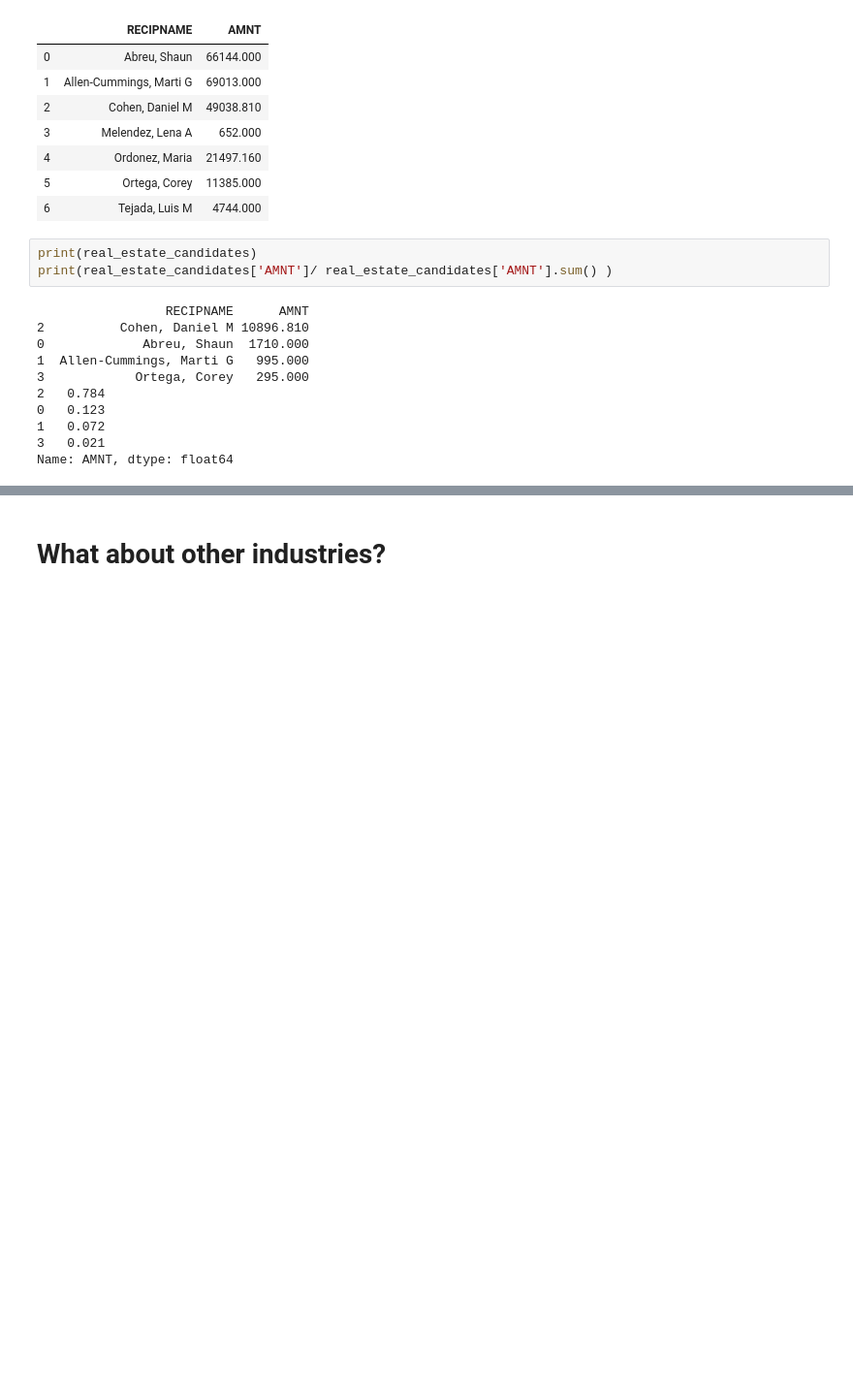
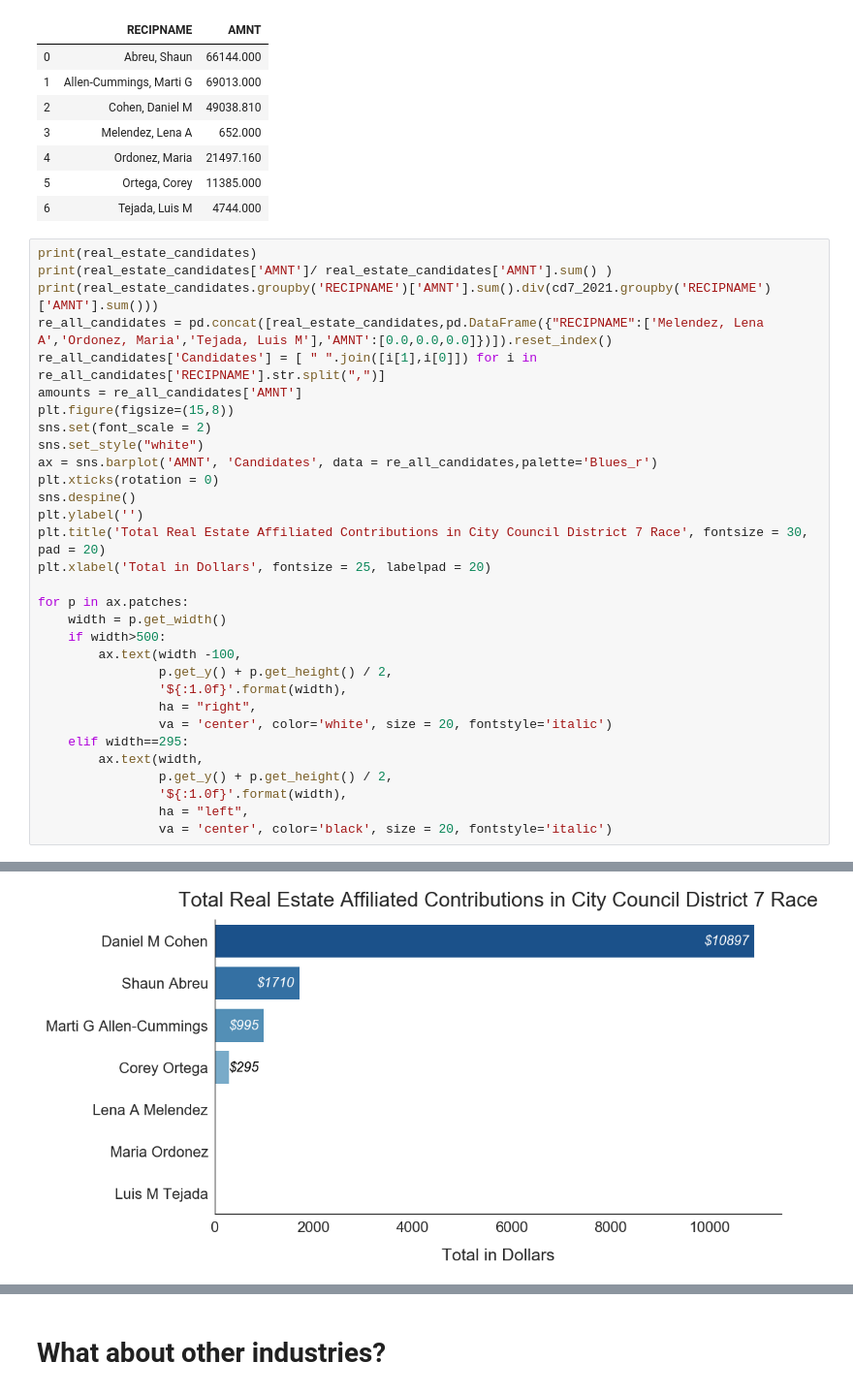
Before and after one commit to graphicsdesk/cd7-election-contributions, a Jupyter notebook: notebooks/CD 7 Contributions.ipynb, the cells around one changed output, grey strips where cells are left out. Shown at 97% size. Drawn from its saved outputs; the diff is of its cells as text; blank space fills up the shorter version.

```diff
--- a/notebooks/CD 7 Contributions.ipynb
+++ b/notebooks/CD 7 Contributions.ipynb
@@ -209,17 +224,35 @@ cd7_2021.groupby(['RECIPNAME'], as_index=False)['AMNT'].sum()
 | 4 | Ordonez, Maria | 21497.160 |
 | 5 | Ortega, Corey | 11385.000 |
 | 6 | Tejada, Luis M | 4744.000 |
-# %%
-print(real_estate_candidates)
-print(real_estate_candidates['AMNT']/ real_estate_candidates['AMNT'].sum() )
-# %% [output]
-                 RECIPNAME      AMNT
-2          Cohen, Daniel M 10896.810
-0             Abreu, Shaun  1710.000
-1  Allen-Cummings, Marti G   995.000
-3            Ortega, Corey   295.000
-2   0.784
-0   0.123
-1   0.072
-3   0.021
-Name: AMNT, dtype: float64
+# %%
+print(real_estate_candidates)
+print(real_estate_candidates['AMNT']/ real_estate_candidates['AMNT'].sum() )
+print(real_estate_candidates.groupby('RECIPNAME')['AMNT'].sum().div(cd7_2021.groupby('RECIPNAME')['AMNT'].sum()))
+re_all_candidates = pd.concat([real_estate_candidates,pd.DataFrame({"RECIPNAME":['Melendez, Lena A','Ordonez, Maria','Tejada, Luis M'],'AMNT':[0.0,0.0,0.0]})]).reset_index()
+re_all_candidates['Candidates'] = [ " ".join([i[1],i[0]]) for i in re_all_candidates['RECIPNAME'].str.split(",")]
+amounts = re_all_candidates['AMNT']
+plt.figure(figsize=(15,8))
+sns.set(font_scale = 2)
+sns.set_style("white")
+ax = sns.barplot('AMNT', 'Candidates', data = re_all_candidates,palette='Blues_r')
+plt.xticks(rotation = 0)
+sns.despine()
+plt.ylabel('')
+plt.title('Total Real Estate Affiliated Contributions in City Council District 7 Race', fontsize = 30, pad = 20)
+plt.xlabel('Total in Dollars', fontsize = 25, labelpad = 20)
+
+for p in ax.patches:
+    width = p.get_width()
+    if width>500:
+        ax.text(width -100,
+                p.get_y() + p.get_height() / 2,
+                '${:1.0f}'.format(width),
+                ha = "right",
+                va = 'center', color='white', size = 20, fontstyle='italic')
+    elif width==295:
+        ax.text(width,
+                p.get_y() + p.get_height() / 2,
+                '${:1.0f}'.format(width),
+                ha = "left",
+                va = 'center', color='black', size = 20, fontstyle='italic')
+# %% [output]
@@ -225,0 +278 @@ Name: AMNT, dtype: float64
+[figure, added]
```
Also changed, not shown: parts of 5 cells of this notebook.
